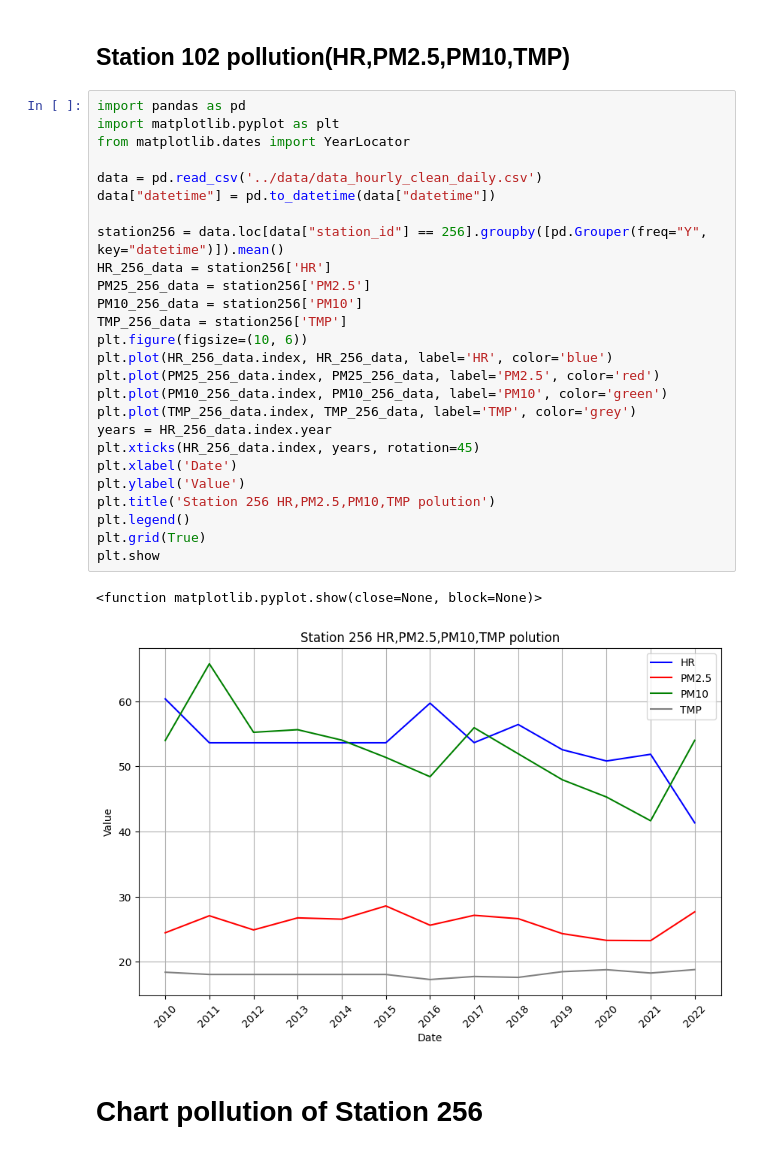
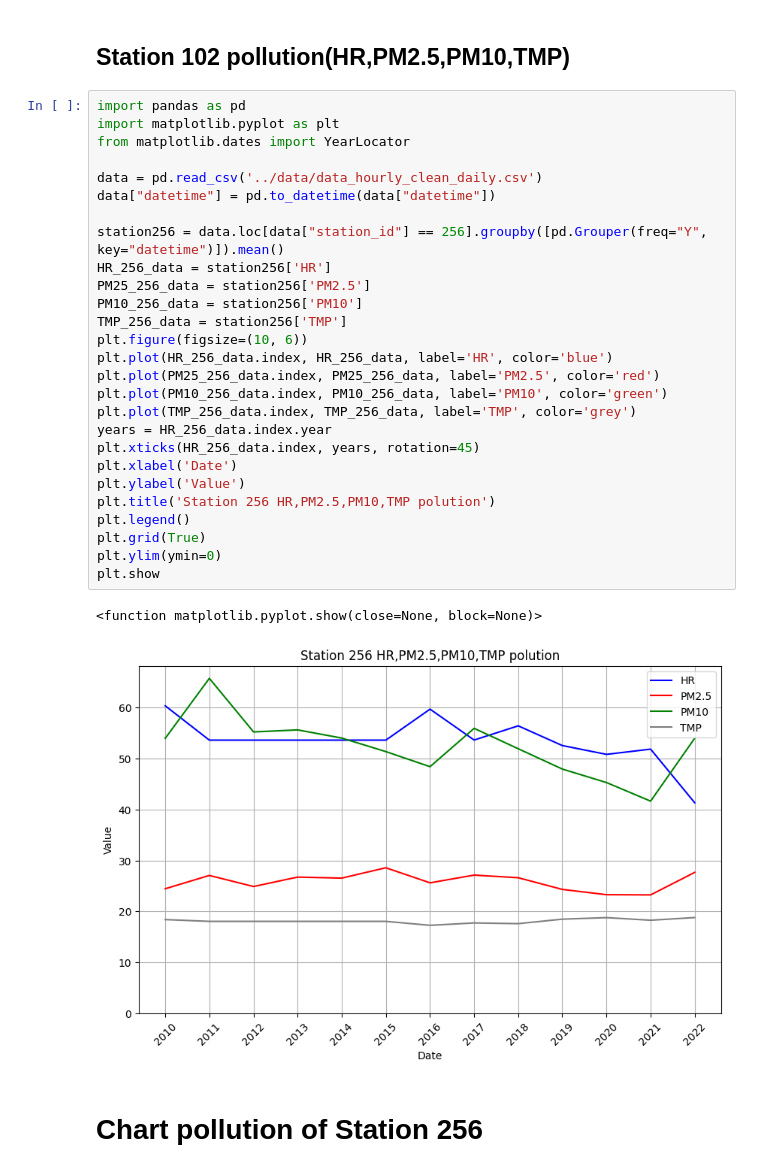
Before and after one commit to 4KV6/Data-Analysis-Project, a Jupyter notebook: code/3visualization.ipynb, the cells around one changed output. Cells and saved outputs as stored; diff of their text form.

```diff
--- a/code/3visualization.ipynb
+++ b/code/3visualization.ipynb
@@ -70,32 +72,33 @@ plt.show
 # %%
 import pandas as pd
 import matplotlib.pyplot as plt
 from matplotlib.dates import YearLocator
 
 data = pd.read_csv('../data/data_hourly_clean_daily.csv')
 data["datetime"] = pd.to_datetime(data["datetime"])
 
 station256 = data.loc[data["station_id"] == 256].groupby([pd.Grouper(freq="Y", key="datetime")]).mean()
 HR_256_data = station256['HR']
 PM25_256_data = station256['PM2.5']
 PM10_256_data = station256['PM10']
 TMP_256_data = station256['TMP']
 plt.figure(figsize=(10, 6))
 plt.plot(HR_256_data.index, HR_256_data, label='HR', color='blue')
 plt.plot(PM25_256_data.index, PM25_256_data, label='PM2.5', color='red')
 plt.plot(PM10_256_data.index, PM10_256_data, label='PM10', color='green')
 plt.plot(TMP_256_data.index, TMP_256_data, label='TMP', color='grey')
 years = HR_256_data.index.year
 plt.xticks(HR_256_data.index, years, rotation=45)
 plt.xlabel('Date')
 plt.ylabel('Value')
 plt.title('Station 256 HR,PM2.5,PM10,TMP polution')
 plt.legend()
 plt.grid(True)
+plt.ylim(ymin=0)
 plt.show
 # %% [output]
 <function matplotlib.pyplot.show(close=None, block=None)>
-[figure, old version]
+[figure, new version]
 # %% [markdown]
 # Chart pollution of Station 256
 # %% [markdown]
```
Also changed, not shown: parts of 13 cells of this notebook, 1 other file.
